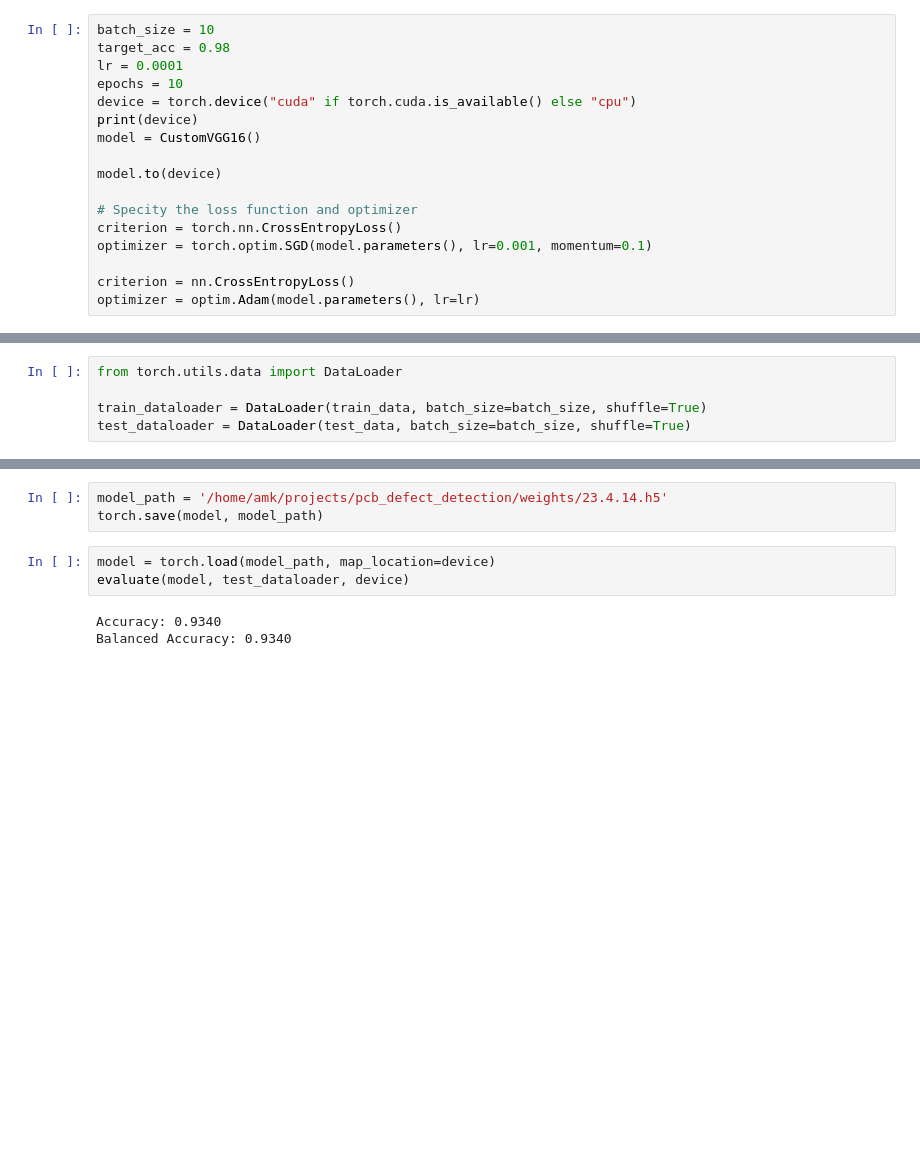
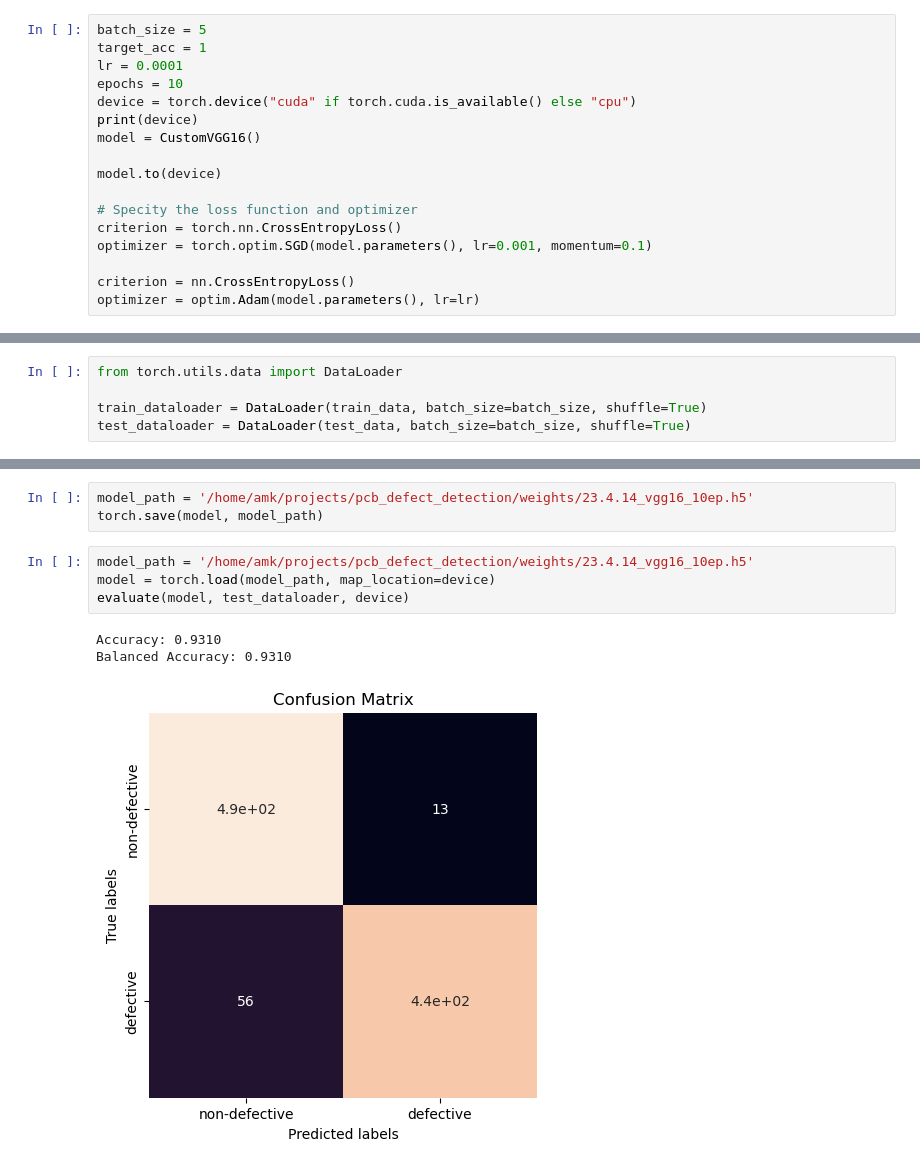
Before and after one commit to AMKCode/PCBDefectDetection, a Jupyter notebook: run_no_annotation.ipynb, the cells around one changed output, grey strips where cells are left out. Drawn from its saved outputs; the diff is of its cells as text; blank space fills up the shorter version.

Commit message:
generated heatmap and boxes

```diff
--- a/run_no_annotation.ipynb
+++ b/run_no_annotation.ipynb
@@ -20,8 +20,8 @@ data_transforms = transforms.Compose([
 train_data = PCBDataset(root, 'trainval.txt', transform=data_transforms)
 test_data = PCBDataset(root, 'test.txt', transform=data_transforms)
 # %%
-batch_size = 10
-target_acc = 0.98
+batch_size = 5
+target_acc = 1
 lr = 0.0001
 epochs = 10
 device = torch.device("cuda" if torch.cuda.is_available() else "cpu")
@@ -71,9 +78,11 @@ RuntimeError: Given groups=1, weight of size [64, 3, 3, 3], expected input[10, 1
 # %%
-model_path = '/home/amk/projects/pcb_defect_detection/weights/23.4.14.h5'
+model_path = '/home/amk/projects/pcb_defect_detection/weights/23.4.14_vgg16_10ep.h5'
 torch.save(model, model_path)
 # %%
+model_path = '/home/amk/projects/pcb_defect_detection/weights/23.4.14_vgg16_10ep.h5'
 model = torch.load(model_path, map_location=device)
 evaluate(model, test_dataloader, device)
 # %% [output]
-Accuracy: 0.9340
-Balanced Accuracy: 0.9340
+Accuracy: 0.9310
+Balanced Accuracy: 0.9310
+[figure, added]
```
Also changed, not shown: parts of 5 cells of this notebook, 2 other files.
